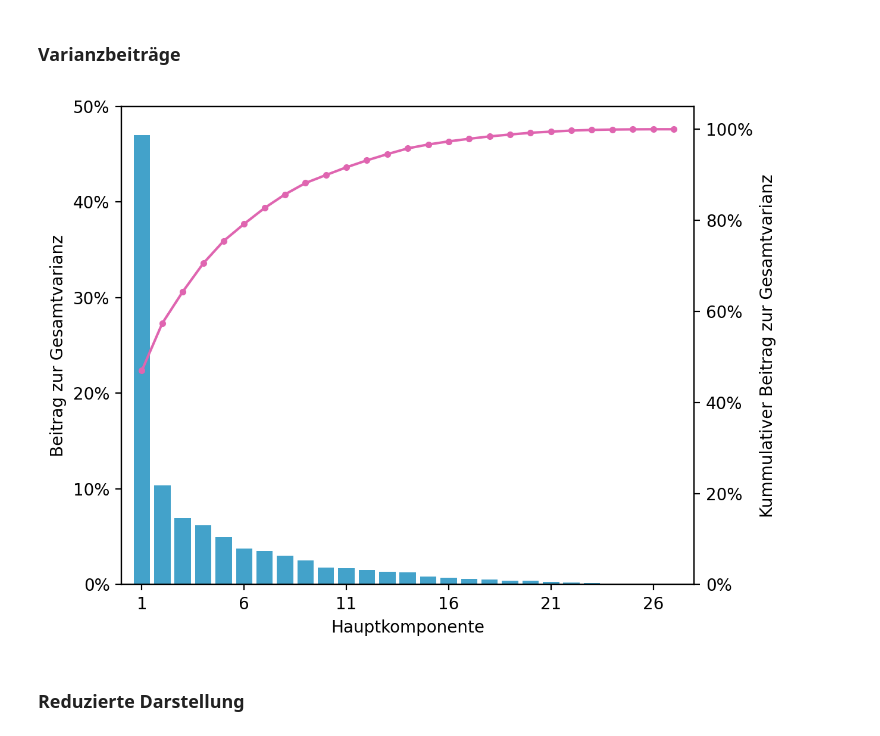
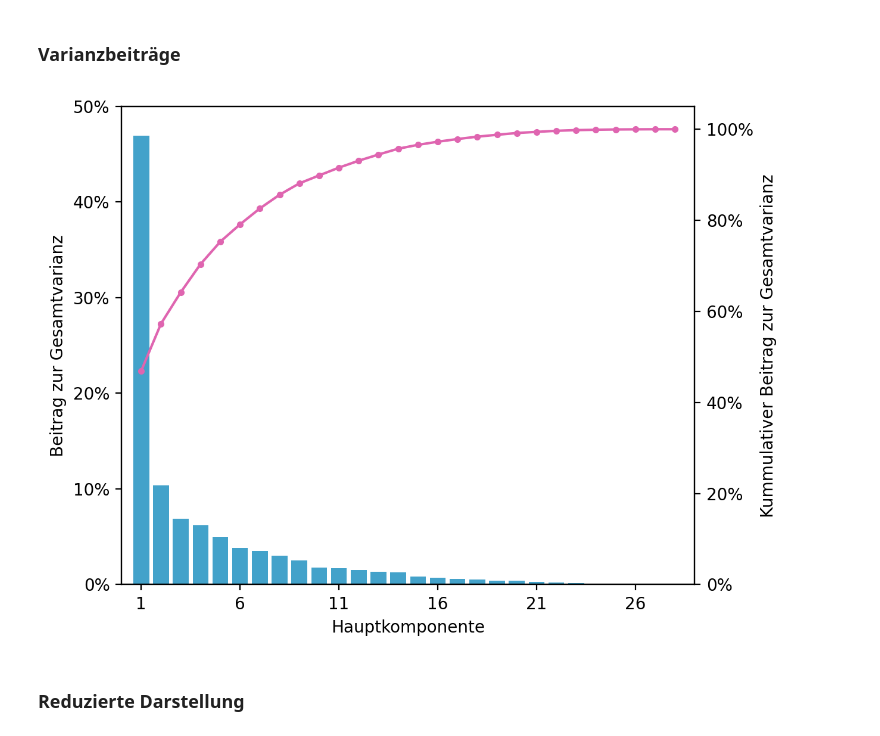
Before and after one commit to stammler/pca_wahlanalyse, a Jupyter notebook: notebooks/template.ipynb, the cells around one changed output. Saved outputs shown, nothing was run; the diff lists cells and outputs as text; code cells hidden in the pictures.

```diff
--- a/notebooks/template.ipynb
+++ b/notebooks/template.ipynb
@@ -45,6 +45,6 @@ An dieser Stelle sei erähnt, dass diese Analyse zu **wissenschaftlichen und jou
 # %% [markdown]
 ## Bereinigung
 # %%
-remove = ["Verjüngungsforschung"]
+remove = []
 # %%
 data = utils.remove_party_from_data(data, remove=remove)
@@ -181,25 +183,24 @@ fig.tight_layout()
 # %%
 expl_var_ratio = pca.explained_variance_ratio_
 # %%
-fig, ax = plt.subplots()
+fig, ax = plt.subplots(figsize=(6.4, 4.8))
+ticks = np.arange(0, N_komp+1, 5)+1
 ax.bar(np.arange(N_komp)+1, expl_var_ratio, color="#43a2ca")
-ax.set_xlabel("Hauptkomponente")
-ax.set_ylabel("Beitrag zur Gesamtvarianz")
-ax.set_xlim(0, N_komp+1)
-ticks = np.arange(0, N_komp+1, 5)+1
-ax.set_xticks(ticks)
-ax.set_xticklabels(ticks)
-ax.set_yticks(ax.get_yticks())
+ax.set(
+    xlabel="Hauptkomponente", ylabel="Beitrag zur Gesamtvarianz",
+    xlim=[0, N_komp+1], xticks=ticks, yticks=ax.get_yticks(),
+)
 ax.set_yticklabels(["{:.0f}%".format(100*t) for t in ax.get_yticks()])
 axr = ax.twinx()
 axr.plot(np.arange(N_komp)+1, expl_var_ratio.cumsum(), ".-", c="#df65b0")
-axr.set_ylabel("Kummulativer Beitrag zur Gesamtvarianz")
-axr.set_ylim(0., 1.05)
-axr.set_yticks(np.arange(0., 1.1, 0.2))
+axr.set(
+    ylabel="Kummulativer Beitrag zur Gesamtvarianz",
+    ylim=[0., 1.05], yticks=np.arange(0., 1.1, 0.2),
+)
 axr.set_yticklabels(["{:.0f}%".format(100*t) for t in axr.get_yticks()])
-fig.tight_layout()
+fig.set_layout_engine("tight")
 # %% [output]
-[figure, old version]
+[figure, new version]
 # %% [markdown]
 ### Reduzierte Darstellung
 # %%
```
Also changed, not shown: parts of 16 cells of this notebook.
